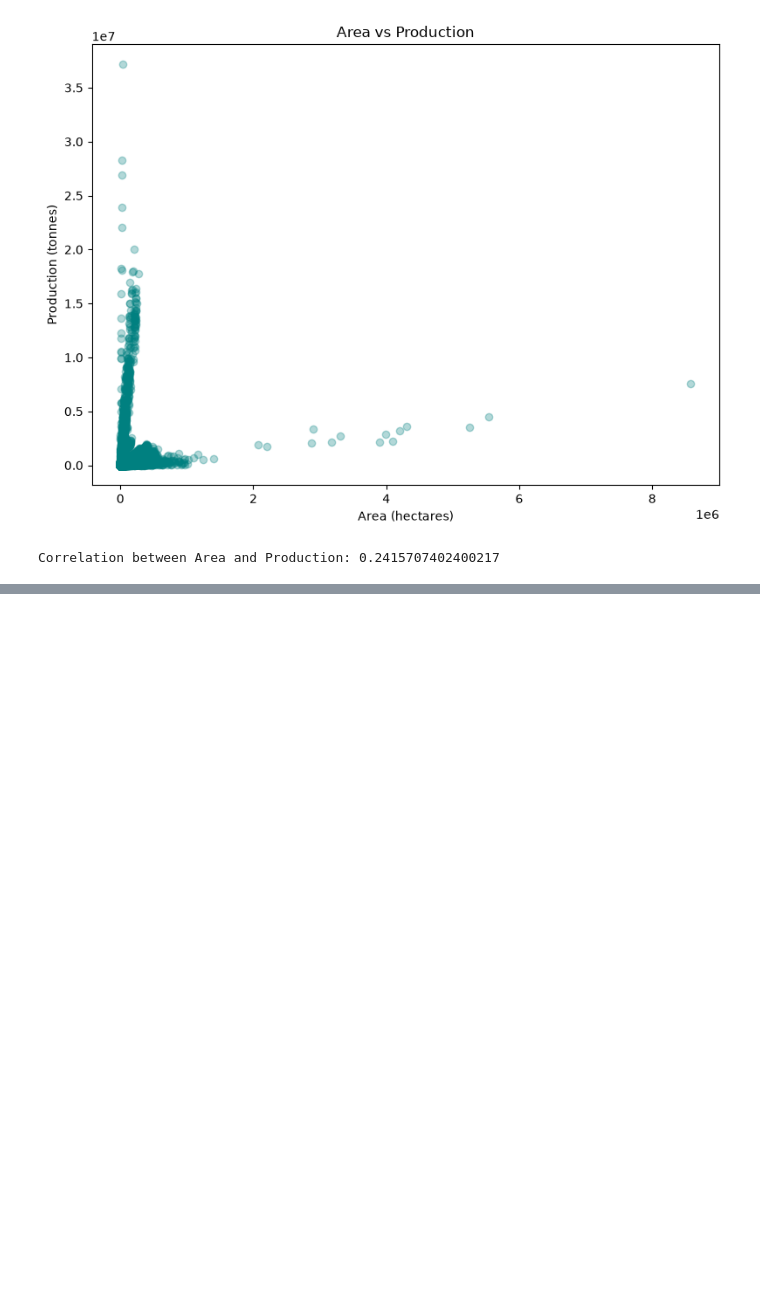
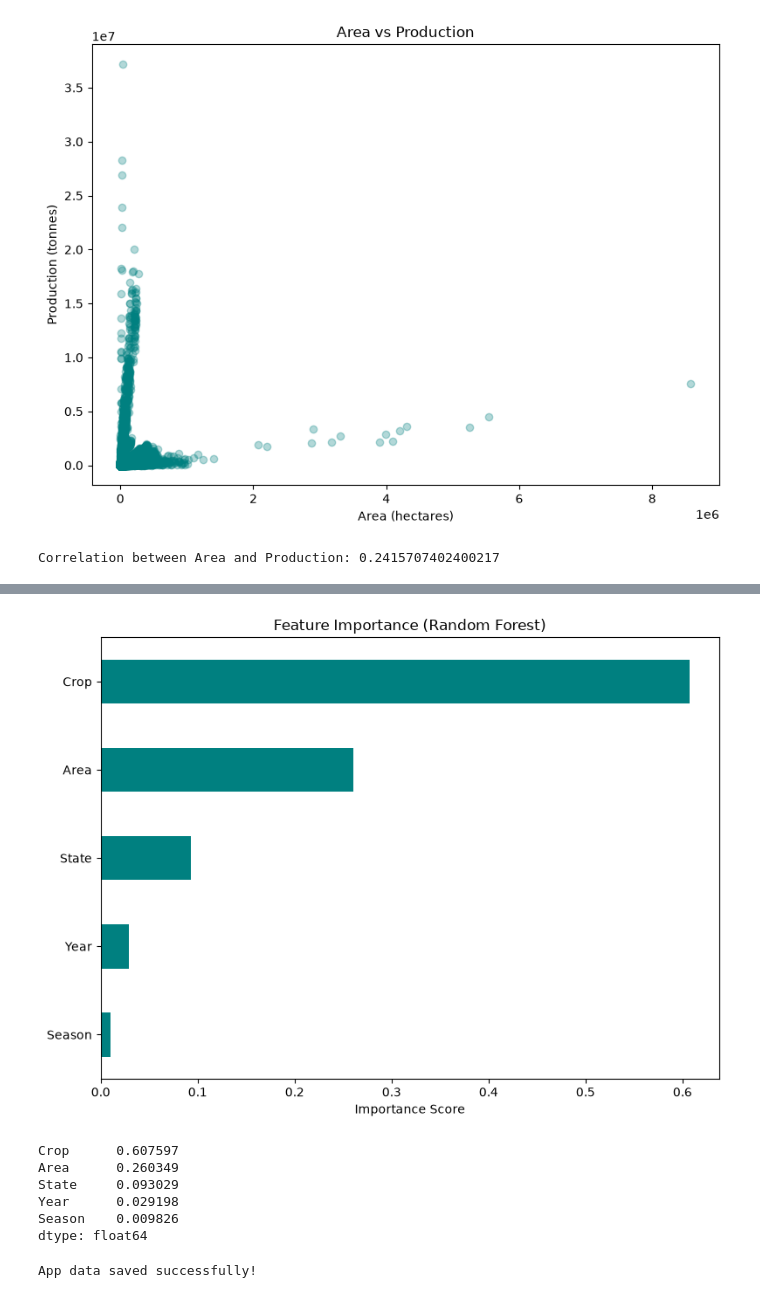
Before and after one commit to jiralikarjagruti-svg/crop-production-prediction, a Jupyter notebook: explore.ipynb, the cells around one changed output, grey strips where cells are left out. Saved outputs shown, nothing was run; the diff lists cells and outputs as text; code cells hidden in the pictures; blank space fills up the shorter version.

```diff
--- a/explore.ipynb
+++ b/explore.ipynb
@@ -216,3 +216,8 @@ print("Correlation between Area and Production:", correlation)
 # %% [output]
 [figure]
 Correlation between Area and Production: 0.2415707402400217
+# %%
+# Select relevant columns for modeling
+model_df = df_fair[['State_Name', 'Crop_Year', 'Season', 'Crop', 'Area', 'Production']]
+print(model_df.head())
+print("\nShape:", model_df.shape)
@@ -218,0 +268,12 @@ Correlation between Area and Production: 0.2415707402400217
+# %%
+from sklearn.model_selection import train_test_split
+
+# Features (X) and target (y)
+X = model_df[['State_encoded', 'Crop_Year', 'Season_encoded', 'Crop_encoded', 'Area']]
+y = model_df['Production']
+
+# Split into training and testing sets (80% train, 20% test)
+X_train, X_test, y_train, y_test = train_test_split(X, y, test_size=0.2, random_state=42)
+
+print("Training set size:", X_train.shape)
+print("Testing set size:", X_test.shape)
@@ -218,0 +376,39 @@ Correlation between Area and Production: 0.2415707402400217
+# %%
+import pandas as pd
+
+# Get feature importance from Random Forest
+feature_names = ['State', 'Year', 'Season', 'Crop', 'Area']
+importances = model.feature_importances_
+
+feat_imp = pd.Series(importances, index=feature_names).sort_values(ascending=False)
+
+plt.figure(figsize=(8,6))
+feat_imp.plot(kind='barh', color='teal')
+plt.title('Feature Importance (Random Forest)')
+plt.xlabel('Importance Score')
+plt.gca().invert_yaxis()
+plt.tight_layout()
+plt.savefig('feature_importance.png')
+plt.show()
+
+print(feat_imp)
+# %% [output]
+[figure, added]
+Crop      0.607597
+Area      0.260349
+State     0.093029
+Year      0.029198
+Season    0.009826
+dtype: float64
+# %%
+# Save data for the app: historical trends + model comparison results
+df_fair[['State_Name', 'Crop_Year', 'Season', 'Crop', 'Area', 'Production']].to_csv('app_data.csv', index=False)
+
+import json
+comparison_results = {name: {'R2 Score': float(results[name]['R2 Score']), 'MAE': float(results[name]['MAE'])} for name in results}
+with open('model_comparison.json', 'w') as f:
+    json.dump(comparison_results, f)
+
+print("App data saved successfully!")
+# %% [output]
+App data saved successfully!
```
Also changed, not shown: parts of 8 cells of this notebook, 12 other files.
